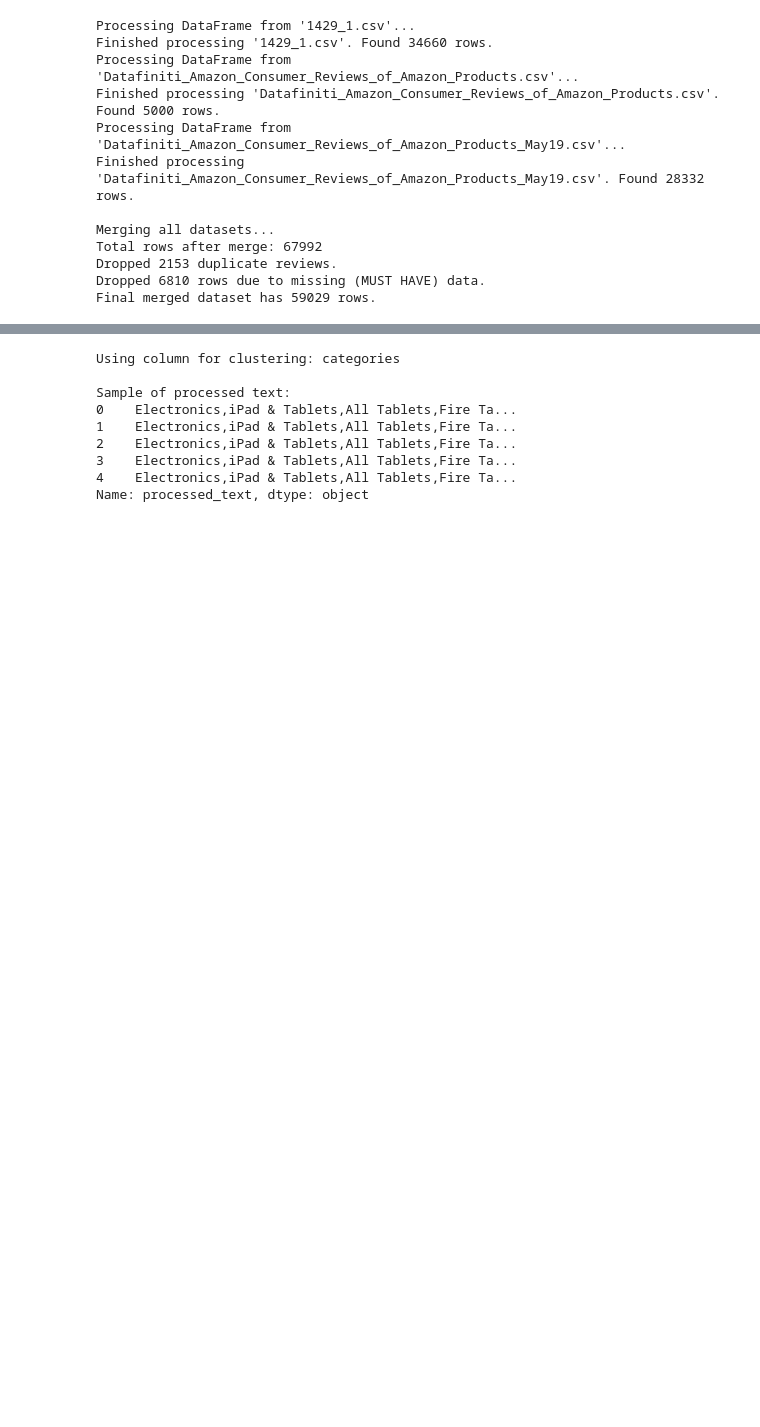
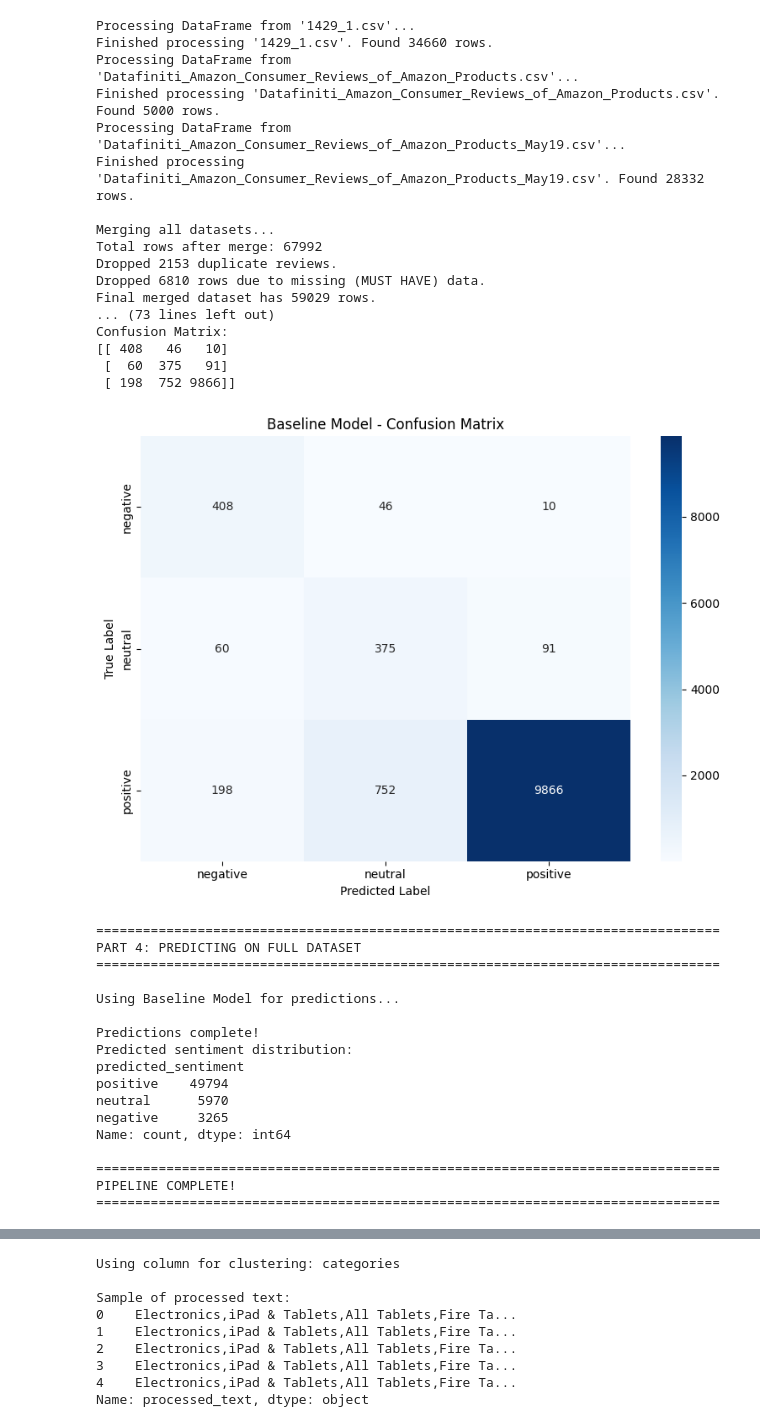
Before and after one commit to moviandev/robo-review, a Jupyter notebook: models/clusters/rolandcluster.ipynb, the cells around one changed output, grey strips where cells are left out. Cells and saved outputs as stored; diff of their text form; code cells hidden in the pictures; blank space fills up the shorter version.

Commit message:
fix imports

```diff
--- a/models/clusters/rolandcluster.ipynb
+++ b/models/clusters/rolandcluster.ipynb
@@ -1,22 +1,47 @@
 # %%
 import sys, os
 sys.path.append(os.path.abspath('../..'))  # adjust levels to reach project root
 from utils.dataframe import load_and_clean_data
+from models.classifiers.classifier_model import run_complete_pipeline
 df = load_and_clean_data()
+df = run_complete_pipeline(df)
 df.head()
 # %% [output]
 Processing DataFrame from '1429_1.csv'...
 Finished processing '1429_1.csv'. Found 34660 rows.
 Processing DataFrame from 'Datafiniti_Amazon_Consumer_Reviews_of_Amazon_Products.csv'...
 Finished processing 'Datafiniti_Amazon_Consumer_Reviews_of_Amazon_Products.csv'. Found 5000 rows.
 Processing DataFrame from 'Datafiniti_Amazon_Consumer_Reviews_of_Amazon_Products_May19.csv'...
 Finished processing 'Datafiniti_Amazon_Consumer_Reviews_of_Amazon_Products_May19.csv'. Found 28332 rows.
 
 Merging all datasets...
 Total rows after merge: 67992
 Dropped 2153 duplicate reviews.
 Dropped 6810 rows due to missing (MUST HAVE) data.
 Final merged dataset has 59029 rows.
+... (73 lines left out)
+Confusion Matrix:
+[[ 408   46   10]
+ [  60  375   91]
+ [ 198  752 9866]]
+[figure, added]
+================================================================================
+PART 4: PREDICTING ON FULL DATASET
+================================================================================
+
+Using Baseline Model for predictions...
+
+Predictions complete!
+Predicted sentiment distribution:
+predicted_sentiment
+positive    49794
+neutral      5970
+negative     3265
+Name: count, dtype: int64
+
+================================================================================
+PIPELINE COMPLETE!
+================================================================================
 |  | product_name | categories | review_rating | review_text | review_title | image_urls | review_date | ... |
 | 0 | All-New Fire HD 8 Tablet, 8 HD Di... | Electronics,iPad & Tablets,All Ta... | 5.0 | This product so far has not disap... | Kindle | NaN | 2017-01-13T00:00:00.000Z | ... |
 | 1 | All-New Fire HD 8 Tablet, 8 HD Di... | Electronics,iPad & Tablets,All Ta... | 5.0 | great for beginner or experienced... | very fast | NaN | 2017-01-13T00:00:00.000Z | ... |
```
